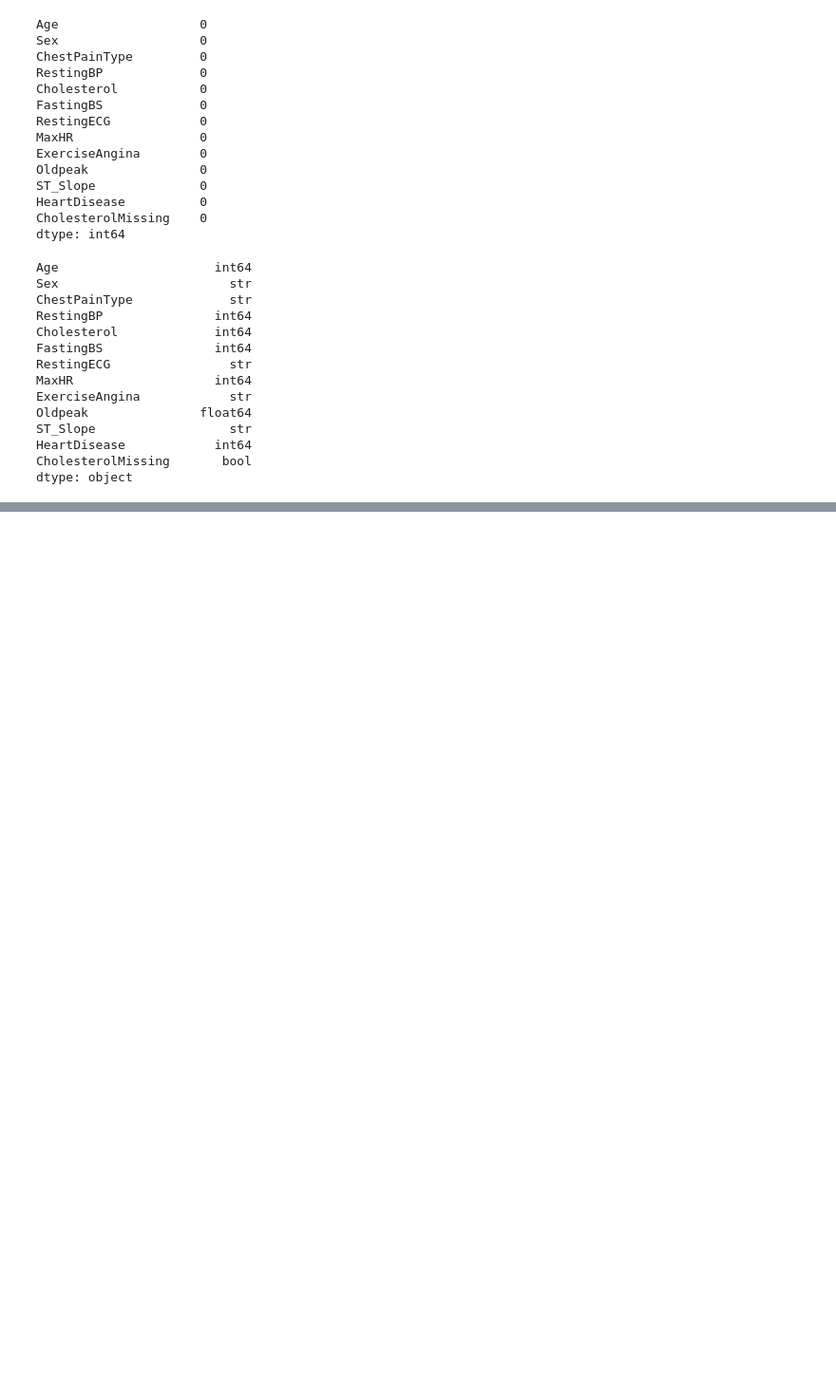
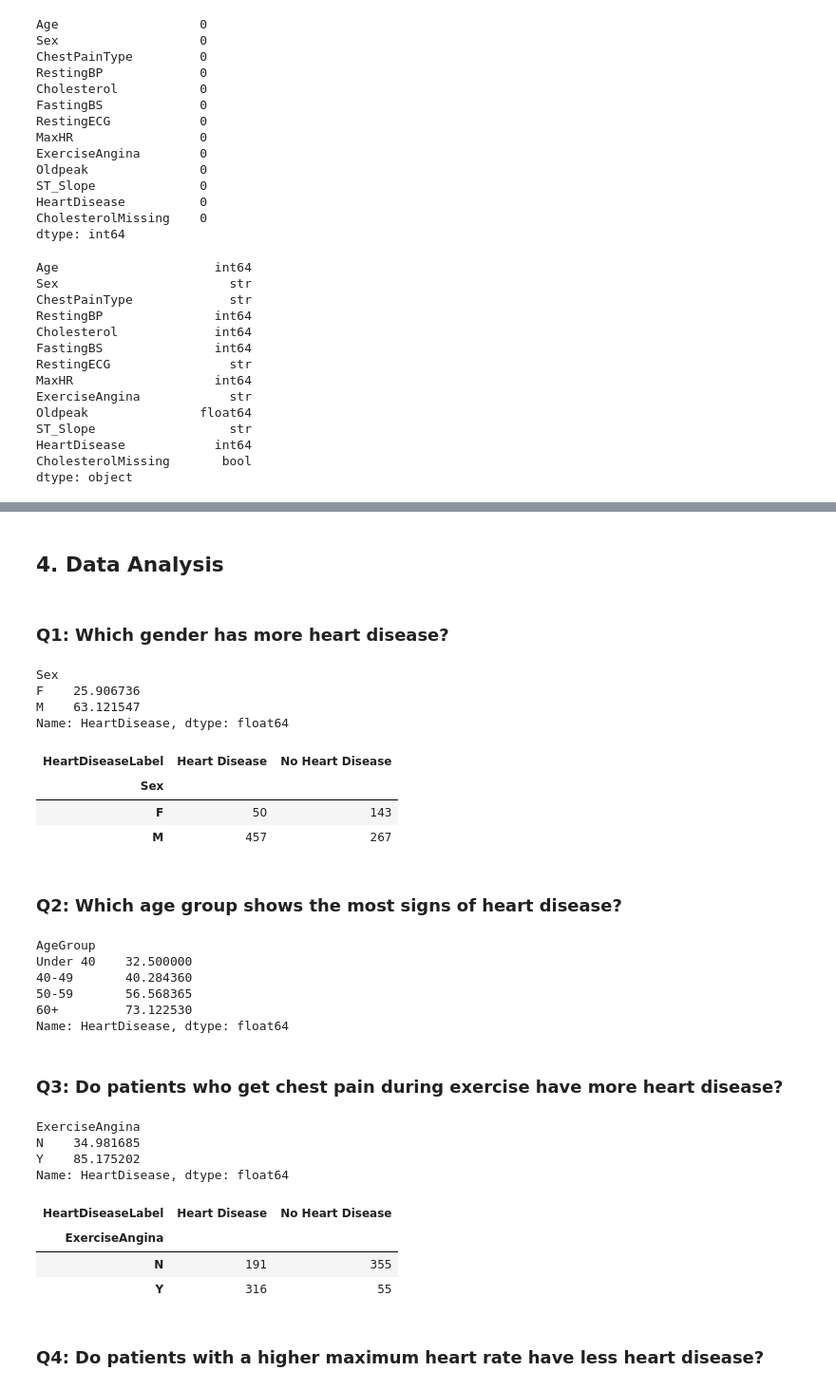
Before and after one commit to TuhinShaikh/Heart-Disease-Visualisation, a Jupyter notebook: Heart_Disease_Analysis.ipynb, the cells around one changed output, grey strips where cells are left out. Shown at 95% size. Cells and saved outputs as stored; diff of their text form; code cells hidden in the pictures; blank space fills up the shorter version.

```diff
--- a/Heart_Disease_Analysis.ipynb
+++ b/Heart_Disease_Analysis.ipynb
@@ -231,0 +284,51 @@ dtype: object
+# %% [markdown]
+## 4. Data Analysis
+# %% [markdown]
+### Q1: Which gender has more heart disease?
+# %%
+gender_rate = df.groupby("Sex")["HeartDisease"].mean() * 100
+gender_rate  # I split the data then checked heartdisease coloumn
+# %% [output]
+Sex
+F    25.906736
+M    63.121547
+Name: HeartDisease, dtype: float64
+# %%
+pd.crosstab(df["Sex"], df["HeartDiseaseLabel"]) # table building
+# %% [output]
+| HeartDiseaseLabel | Heart Disease | No Heart Disease |
+| Sex |  |  |
+| F | 50 | 143 |
+| M | 457 | 267 |
+# %% [markdown]
+### Q2: Which age group shows the most signs of heart disease?
+# %%
+age_rate = df.groupby("AgeGroup")["HeartDisease"].mean() * 100
+age_rate = age_rate.loc[["Under 40", "40-49", "50-59", "60+"]]
+age_rate # reordering the coloumns
+# %% [output]
+AgeGroup
+Under 40    32.500000
+40-49       40.284360
+50-59       56.568365
+60+         73.122530
+Name: HeartDisease, dtype: float64
+# %% [markdown]
+### Q3: Do patients who get chest pain during exercise have more heart disease?
+# %%
+angina_rate = df.groupby("ExerciseAngina")["HeartDisease"].mean() * 100
+angina_rate # split tbale to see percentagne
+# %% [output]
+ExerciseAngina
+N    34.981685
+Y    85.175202
+Name: HeartDisease, dtype: float64
+# %%
+pd.crosstab(df["ExerciseAngina"], df["HeartDiseaseLabel"])
+# %% [output]
+| HeartDiseaseLabel | Heart Disease | No Heart Disease |
+| ExerciseAngina |  |  |
+| N | 191 | 355 |
+| Y | 316 | 55 |
+# %% [markdown]
+### Q4: Do patients with a higher maximum heart rate have less heart disease?
```
Also changed, not shown: parts of 13 cells of this notebook.
